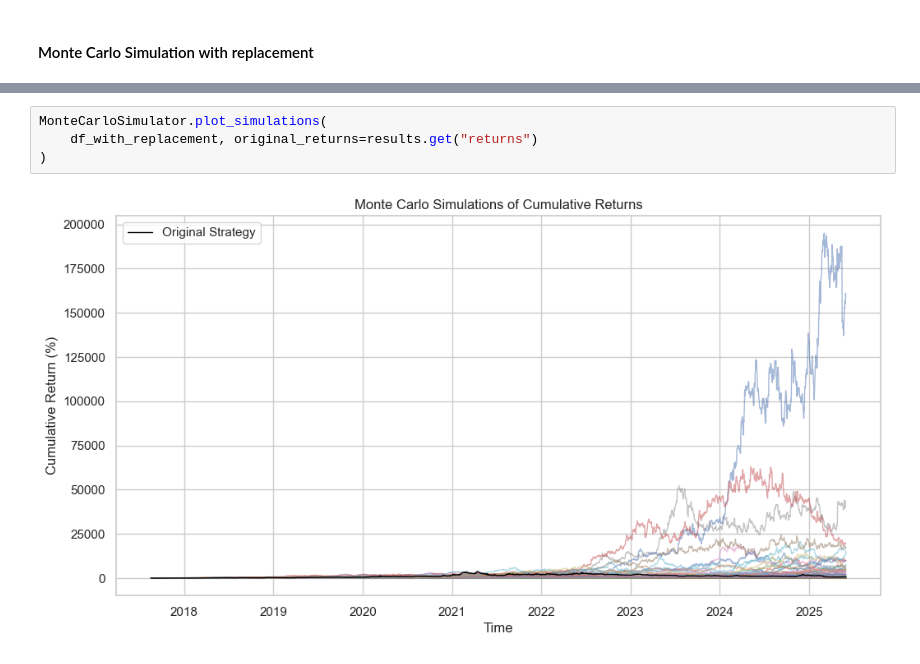
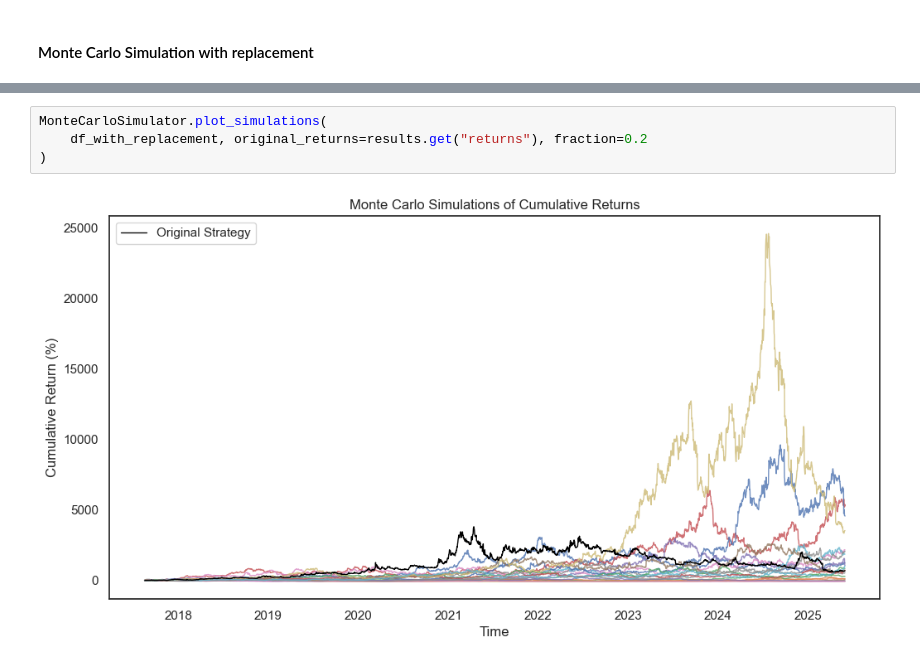
Before and after one commit to dioday45/qbtx, a Jupyter notebook: notebooks/strategies/strategy_template.ipynb, the cells around one changed output, grey strips where cells are left out. Saved outputs shown, nothing was run; the diff lists cells and outputs as text.

```diff
--- a/notebooks/strategies/strategy_template.ipynb
+++ b/notebooks/strategies/strategy_template.ipynb
@@ -182,6 +181,6 @@ MonteCarloSimulator.calculate_performance_table(
 # %%
 MonteCarloSimulator.plot_simulations(
-    df_with_replacement, original_returns=results.get("returns")
+    df_with_replacement, original_returns=results.get("returns"), fraction=0.2
 )
 # %% [output]
-[figure, old version]
+[figure, new version]
```
Also changed, not shown: parts of 5 cells of this notebook, 7 other files.
